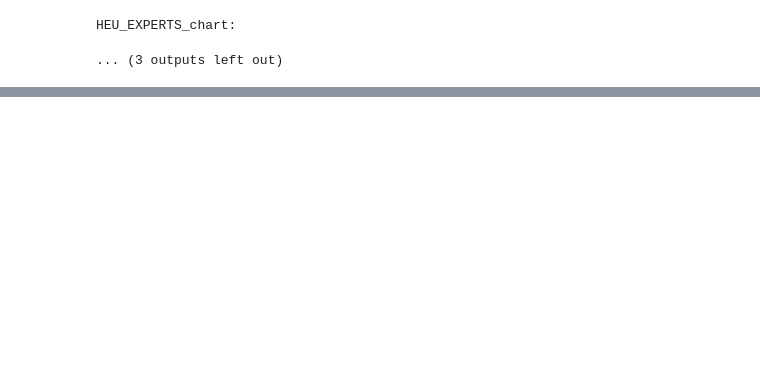
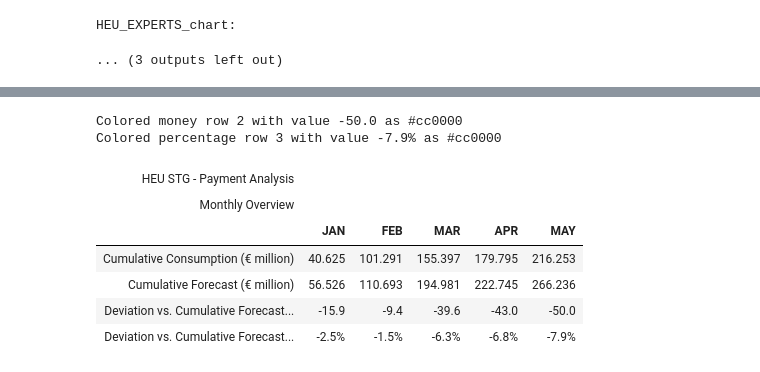
Before and after one commit to vinciliba/QuarterlyReport, a Jupyter notebook: payments.ipynb, the cells around one changed output, grey strips where cells are left out. Drawn from its saved outputs; the diff is of its cells as text; code cells hidden in the pictures; blank space fills up the shorter version.

```diff
--- a/payments.ipynb
+++ b/payments.ipynb
@@ -5904,7 +6041,7 @@ if __name__ == "__main__":
 print("Testing fixed chart generation...")
 
 # Test individual chart
-result = generate_payment_chart_and_table(df_paym, df_forecast, 'HEU', 'STG')
+result = generate_payment_chart_and_table(df_paym, df_forecast, 'H2020', 'all')
 
 if result['success']:
     print("✅ SUCCESS! Chart generated successfully")
@@ -5947,0 +6346,13 @@ display(results['HEU']['all']['table'])
+# %%
+table = format_tables_payments_complete(results['HEU']['STG']['table'], table_colors, "HEU STG - Payment Analysis", "Monthly Overview")
+table
+# %% [output]
+Colored money row 2 with value -50.0 as #cc0000
+Colored percentage row 3 with value -7.9% as #cc0000
+| HEU STG - Payment Analysis |  |  |  |  |  |
+| Monthly Overview |  |  |  |  |  |
+|  | JAN | FEB | MAR | APR | MAY |
+| Cumulative Consumption (€ million) | 40.625 | 101.291 | 155.397 | 179.795 | 216.253 |
+| Cumulative Forecast (€ million) | 56.526 | 110.693 | 194.981 | 222.745 | 266.236 |
+| Deviation vs. Cumulative Forecast... | -15.9 | -9.4 | -39.6 | -43.0 | -50.0 |
+| Deviation vs. Cumulative Forecast... | -2.5% | -1.5% | -6.3% | -6.8% | -7.9% |
```
Also changed, not shown: parts of 16 cells of this notebook.
